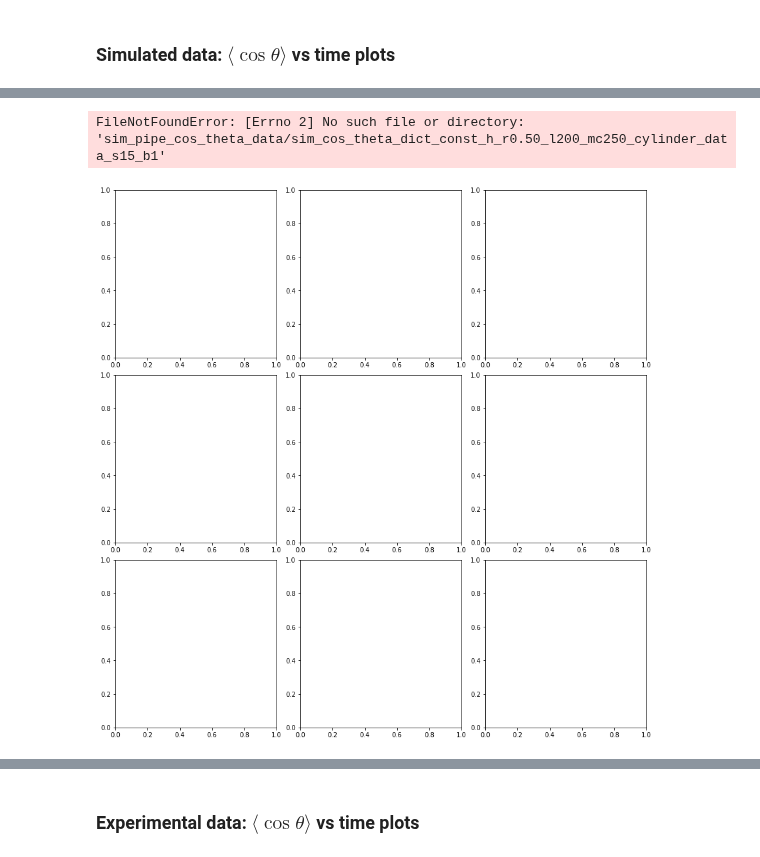
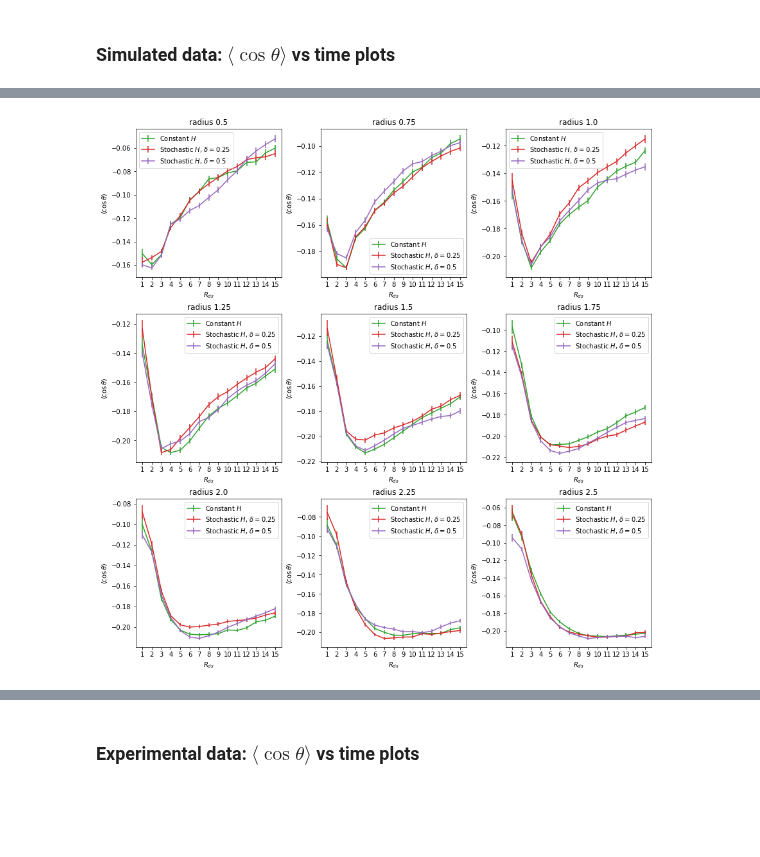
Before and after one commit to paulvautravers/Mphys-Sem-1, a Jupyter notebook: histogram_analysis.ipynb, the cells around one changed output, grey strips where cells are left out. Cells and saved outputs as stored; diff of their text form; code cells hidden in the pictures; blank space fills up the shorter version.

```diff
--- a/histogram_analysis.ipynb
+++ b/histogram_analysis.ipynb
@@ -64,7 +64,7 @@ def plot_3d(dictionary, all_step_sizes, n_bins, data_variable="H", absolute=Fals
                zdir="y", color=cmap(i/len(yticks)), alpha=0.7, edgecolor="grey", linewidth=0.3)
 
     ax.set_xlabel("{}".format(data_variable))
-    ax.set_ylabel("downsampling step size")
+    ax.set_ylabel(r"R_{ds}")
     ax.set_zlabel("p({})".format(data_variable))
 
     ax.set_yticks(yticks)
@@ -262,6 +334,6 @@ filenames_sim_const_h090 =  np.array(['const_h_h0.90_r0.50_l200_mc500_cylinder_d
 # %%
 step_sizes = [1,2,3,4,5,6,7,8,9,10,11,12,13,14,15]
-sim_cos_theta_dict = get_dict_from_file(filenames_sim_const_h025[2],'sim_cos_theta_dict',step_sizes,
+sim_cos_theta_dict = get_dict_from_file(filenames_sim_const_h050[2],'sim_cos_theta_dict',step_sizes,
                                         window=20,restriction=1000,batch_number=1)
 # %%
 norm_counts, bins, sample_numbers = plot_3d(sim_cos_theta_dict,step_sizes,50,absolute=False,
@@ -379,8 +451,9 @@ def subplot_avg_vs_time(ax, file_name, data_dict, step_sizes, nbins, pos, window
     mean_values = stats_dict.iloc[1,:].values
     sd_values = stats_dict.iloc[2,:].values
 
+    #times = [17.6*s for s in step_sizes]
     ax[i,j].set_xticks(step_sizes)
-    ax[i,j].set_xlabel('downsampling step size')
+    ax[i,j].set_xlabel(r'$R_{ds}$')
 
     if label==None:
         ax[i,j].errorbar(x=step_sizes,y=mean_values,yerr=sd_values/np.sqrt(sample_numbers))
@@ -462,6 +535,7 @@ def combined_multi_panel_plot_avg_vs_time(filenames_arr, data_dict, step_sizes,
                                     label=labels[arr_index], color=colors_arr[arr_index])
             if labels!=None:
                 ax[i,j].legend()
+                #ax[i,j].legend(loc='lower right')
         j+=1
         if j==3:
             i+=1
@@ -489,19 +562,20 @@ FileNotFoundError: [Errno 2] No such file or directory: 'sim_pipe_cos_theta_data
 # %%
 %matplotlib inline
 batch_number=1
 step_sizes=[1,2,3,4,5,6,7,8,9,10,11,12,13,14,15]
 
-fnames_arr = np.array([filenames_sim_const_h, filenames_sim_stoch_h_hna050])
+fnames_arr = np.array([filenames_sim_stoch_h_hna000, filenames_sim_stoch_h_hna025, filenames_sim_stoch_h_hna050])
 #fig_title = 'Angular correlations for control and LanB1 mutant embryos'
 radii = np.arange(0.5, 2.75, 0.25)[:len(fnames)]
 sub_titles = ['radius '+str(radius) for radius in radii]
-labels = ['Constant Hurst', 'Stochastic Hurst, HMA: 0.5']
+labels = [r'Constant $H$', r'Stochastic $H$, $\delta=0.25$', r'Stochastic $H$, $\delta=0.5$']
+colors_arr = ['C2','C3','C4']
 fig = combined_multi_panel_plot_avg_vs_time(fnames_arr, 'sim_cos_theta_dict', step_sizes, 30, ncols=3, window=None,
                                             restriction=None, batch_number=batch_number,
-                                            subplot_titles=sub_titles, labels=labels)
+                                            subplot_titles=sub_titles, labels=labels, colors_arr=colors_arr)
+plt.savefig('sim_cos_theta_plots/'+'sim_cos_theta_time_plot_'+'const_stoch_combined'+'_s{}'.format(max(step_sizes))+'_b{}'.format(batch_number), dpi=300, facecolor='white')
 # %% [output]
-FileNotFoundError: [Errno 2] No such file or directory: 'sim_pipe_cos_theta_data/sim_cos_theta_dict_const_h_r0.50_l200_mc250_cylinder_data_s15_b1'
-[figure, old version]
+[figure, new version]
 # %%
 #combined plot, simulated data with constant H for all tracks
 %matplotlib inline
```
Also changed, not shown: parts of 17 cells of this notebook.
